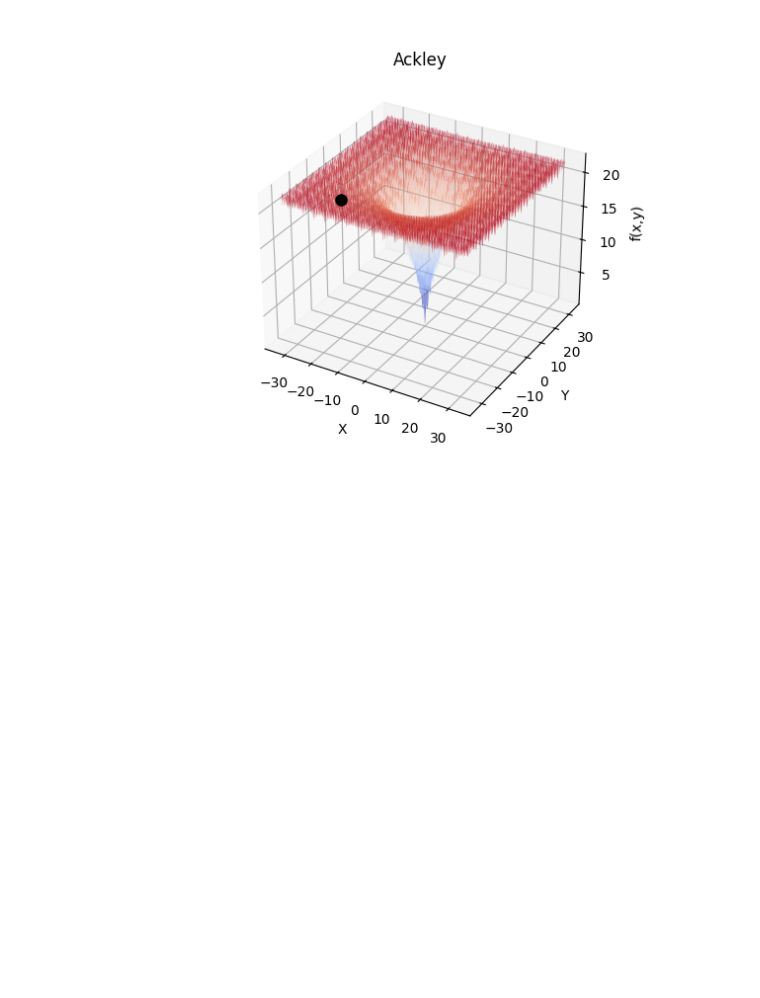
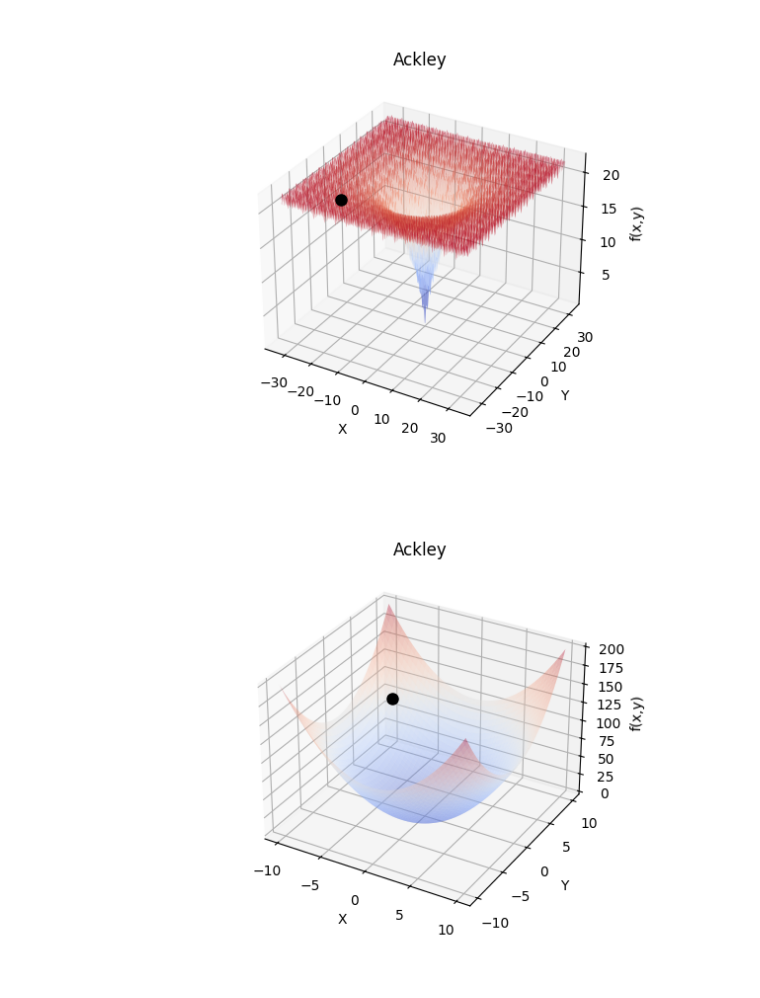
Before and after one commit to dopeoffx/simulated_annealing, a Jupyter notebook: simulated_annealing.ipynb, the cells around one changed output. Saved outputs shown, nothing was run; the diff lists cells and outputs as text; code cells hidden in the pictures; blank space fills up the shorter version.

```diff
--- a/simulated_annealing.ipynb
+++ b/simulated_annealing.ipynb
@@ -218,3 +218,22 @@ best, history = simulated_annealing(f_ackley.ackley, 2, -32.768, 32.768, 1000, 0
 ani = animation(X, Y, Z, f_ackley.name, history, repeat=False, interval_ms=1)
 # %% [output]
 [figure]
+# %%
+
+f_sphere =  Function("Sphere")
+
+x = np.linspace(-10, 10, 200)   # body na ose X
+y = np.linspace(-10, 10, 200)   # body na ose Y
+
+points = np.array([[i, j] for i in x for j in y])
+
+Z = np.array([f_sphere.sphere(p) for p in points])
+
+Z = Z.reshape(len(y), len(x))
+
+X, Y = np.meshgrid(x, y)
+
+best, history = simulated_annealing(f_ackley.sphere, 2, -10, 10, 100, 0.3, 0.99, sigma=0.2)
+ani = animation(X, Y, Z, f_ackley.name, history, repeat=False, interval_ms=50)
+# %% [output]
+[figure, added]
```
Also changed, not shown: parts of 5 cells of this notebook.
